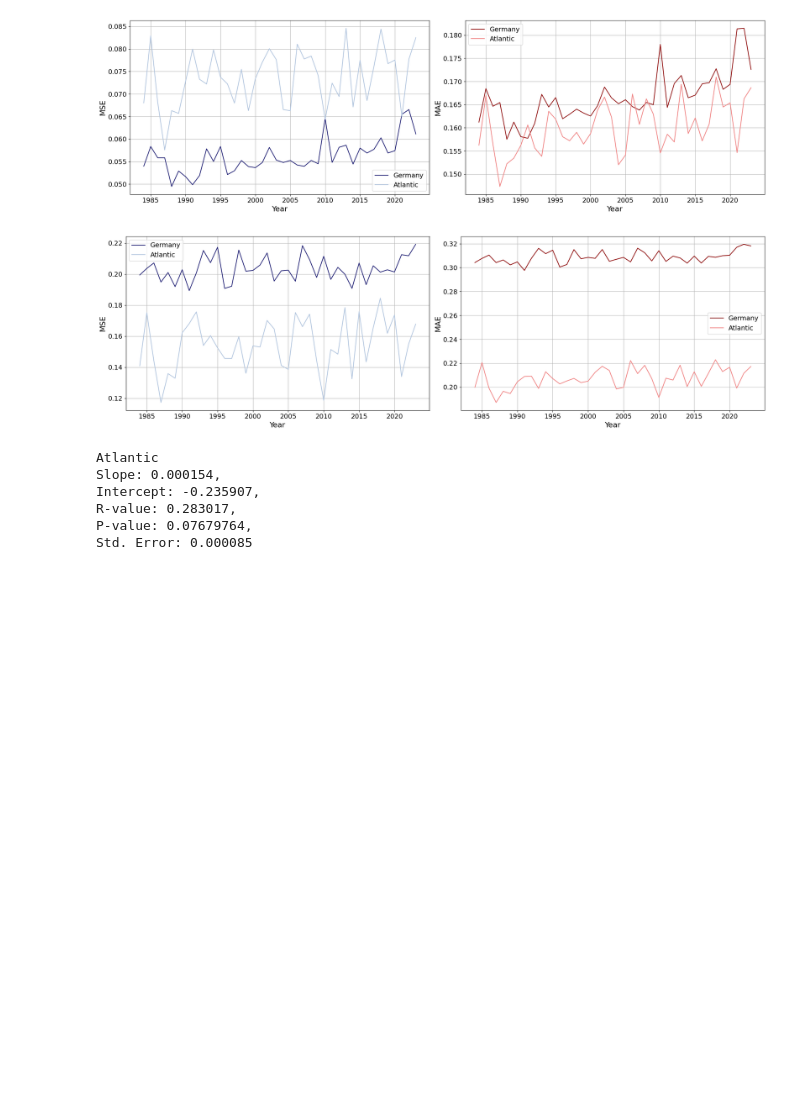
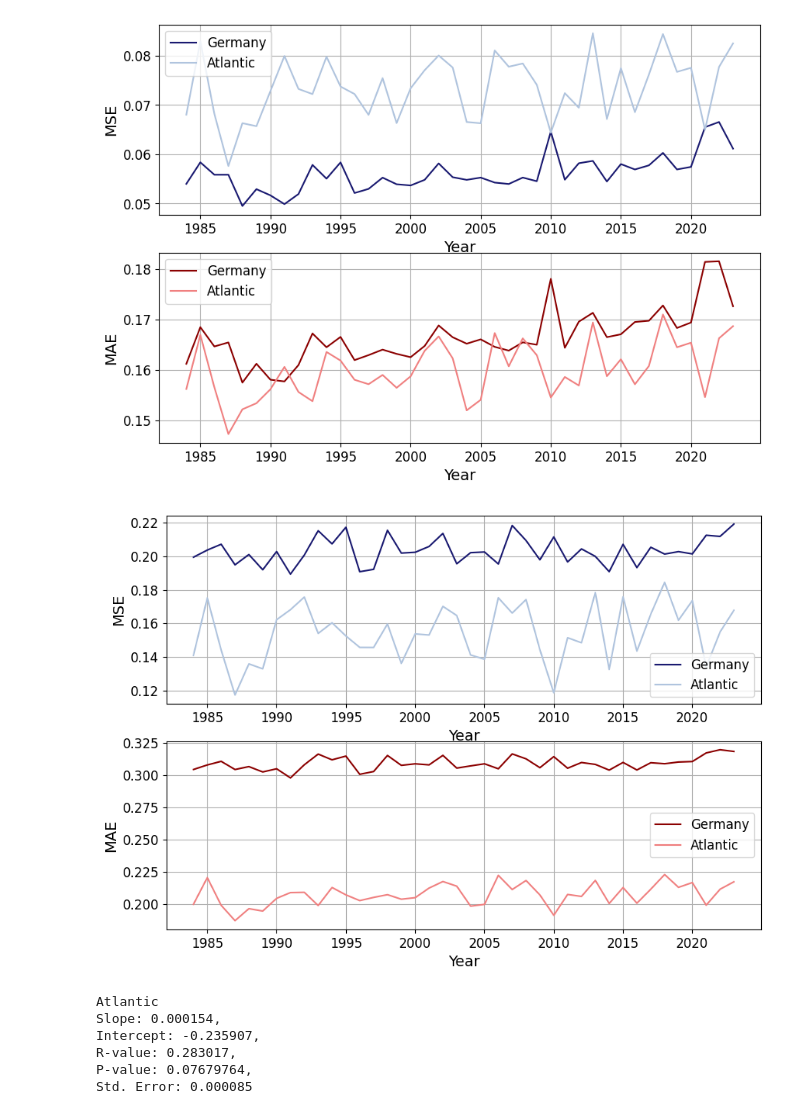
Before and after one commit to UBela/temporal_sr, a Jupyter notebook: notebooks/atlantic.ipynb, the cells around one changed output. Saved outputs shown, nothing was run; the diff lists cells and outputs as text; code cells hidden in the pictures; blank space fills up the shorter version.

Commit message:
plot changes

```diff
--- a/notebooks/atlantic.ipynb
+++ b/notebooks/atlantic.ipynb
@@ -308,31 +329,31 @@ def get_metrics_over_time(years):
 
 mses, maes, mse_skill_scores, mae_skill_scores = get_metrics_over_time(years)
 # %%
-def plot_metrics(years, mse_north, mse_south, mae_north, mae_south, label_a, label_b):
-    fig, ax = plt.subplots(1, 2, figsize=(20, 6))
+def plot_metrics(years, mse_north, mse_south, mae_north, mae_south, label_a, label_b, edsr=True):
+    fig, ax = plt.subplots(2,1, figsize=(10,7))
 
     ax[0].plot(years, mse_north, label=label_a, color='midnightblue')
     ax[0].plot(years, mse_south, label=label_b, color='lightsteelblue')
-    ax[0].set_xlabel('Year', fontsize=16)
-    ax[0].set_ylabel('MSE', fontsize=16)
-    ax[0].legend(fontsize=14)
+    ax[0].set_xlabel('Year', fontsize=14)
+    ax[0].set_ylabel('MSE', fontsize=14)
+    ax[0].legend(fontsize=12)
     ax[0].grid(True)
 
     ax[1].plot(years, mae_north, label=label_a, color='darkred')
     ax[1].plot(years, mae_south, label=label_b, color='lightcoral')
-    ax[1].set_xlabel('Year', fontsize=16)
-    ax[1].set_ylabel('MAE', fontsize=16)
-    ax[1].legend(fontsize=14)
+    ax[1].set_xlabel('Year', fontsize=14)
+    ax[1].set_ylabel('MAE', fontsize=14)
+    ax[1].legend(fontsize=12)
     ax[1].grid(True)
 
     for a in ax:
-        a.tick_params(axis='both', labelsize=14)
-
-    plt.tight_layout()
+        a.tick_params(axis='both', labelsize=12)
+    model = 'EDSR' if edsr else 'Baseline'
+    plt.savefig(f"../../plots/{model}_{label_a}_{label_b}.pdf", bbox_inches='tight')
     plt.show()
 # %%
-plot_metrics(years, mses['EDSR_de'], mses['EDSR_atl'], maes['EDSR_de'], maes['EDSR_atl'], 'Germany', 'Atlantic')
-plot_metrics(years, mses['Bicubic_de'], mses['Bicubic_atl'], maes['Bicubic_de'], maes['Bicubic_atl'], 'Germany', 'Atlantic')
+plot_metrics(years, mses['EDSR_de'], mses['EDSR_atl'], maes['EDSR_de'], maes['EDSR_atl'], 'Germany', 'Atlantic',edsr=True)
+plot_metrics(years, mses['Bicubic_de'], mses['Bicubic_atl'], maes['Bicubic_de'], maes['Bicubic_atl'], 'Germany', 'Atlantic', False)
 # %% [output]
-[figure, old version]
+[figure, new version]
-[figure, old version]
+[figure, new version]
```
Also changed, not shown: parts of 4 cells of this notebook, 3 other files.
